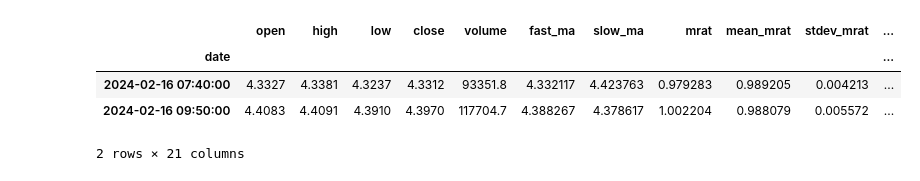
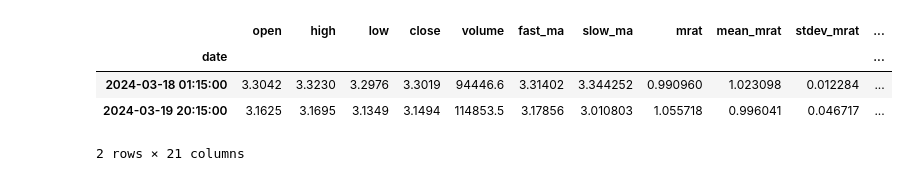
Before and after one commit to thomasclem/autotrade, a Jupyter notebook: strategies/mrat/opti_long_mrat.ipynb, the cells around one changed output. Cells and saved outputs as stored; diff of their text form; code cells hidden in the pictures.

```diff
--- a/strategies/mrat/opti_long_mrat.ipynb
+++ b/strategies/mrat/opti_long_mrat.ipynb
@@ -62,7 +57,7 @@ class Strategy():
         trade_result = 0
         # Constants and Initialization
         initial_wallet = self.initial_wallet
-        leverage = 2  # Fixed leverage
+        leverage = params["leverage"]  # Fixed leverage
         maintenance_margin_percent = 0.004
         wallet = initial_wallet
         max_equity = initial_wallet  # To track the max equity before a new trade
@@ -139,27 +134,28 @@ class Strategy():
         self.result_df = result_df
 # %%
 params = {
-    "fast_ma": 6,
+    "fast_ma": 5,
     "slow_ma": 60,
-    "sigma_open": 2.3,
-    "sigma_close": 2.3,
-    "mean_mrat_lenght": 60
+    "sigma_open": 2.5,
+    "sigma_close": 2.7,
+    "mean_mrat_lenght": 60,
+    "leverage": 2
 }
 
 pair = "API3/USDT:USDT"
 exchange_name = "binance"
 tf = '15m'
 oldest_pair = "API3/USDT:USDT"
-start_date = "2023-01-01 00:00:00"
+start_date = "2024-02-01 00:00:00"
 # %%
 strat = Strategy(pair=pair, params=params)
 strat.get_pair_data(timeframe=tf, start=start_date)
 df1 = strat.populate_indicators()
 # %%
-df1.loc[df1["order_number"] == 4].iloc[[0,-1], :]
+df1.loc[df1["order_number"] == 8].iloc[[0,-1], :]
 # %% [output]
 |  | open | high | low | close | volume | fast_ma | slow_ma | mrat | mean_mrat | stdev_mrat | ... |
 | date |  |  |  |  |  |  |  |  |  |  | ... |
-| 2024-02-16 07:40:00 | 4.3327 | 4.3381 | 4.3237 | 4.3312 | 93351.8 | 4.332117 | 4.423763 | 0.979283 | 0.989205 | 0.004213 | ... |
-| 2024-02-16 09:50:00 | 4.4083 | 4.4091 | 4.3910 | 4.3970 | 117704.7 | 4.388267 | 4.378617 | 1.002204 | 0.988079 | 0.005572 | ... |
+| 2024-03-18 01:15:00 | 3.3042 | 3.3230 | 3.2976 | 3.3019 | 94446.6 | 3.31402 | 3.344252 | 0.990960 | 1.023098 | 0.012284 | ... |
+| 2024-03-19 20:15:00 | 3.1625 | 3.1695 | 3.1349 | 3.1494 | 114853.5 | 3.17856 | 3.010803 | 1.055718 | 0.996041 | 0.046717 | ... |
 2 rows × 21 columns
```
Also changed, not shown: parts of 19 cells of this notebook, 4 other files.
